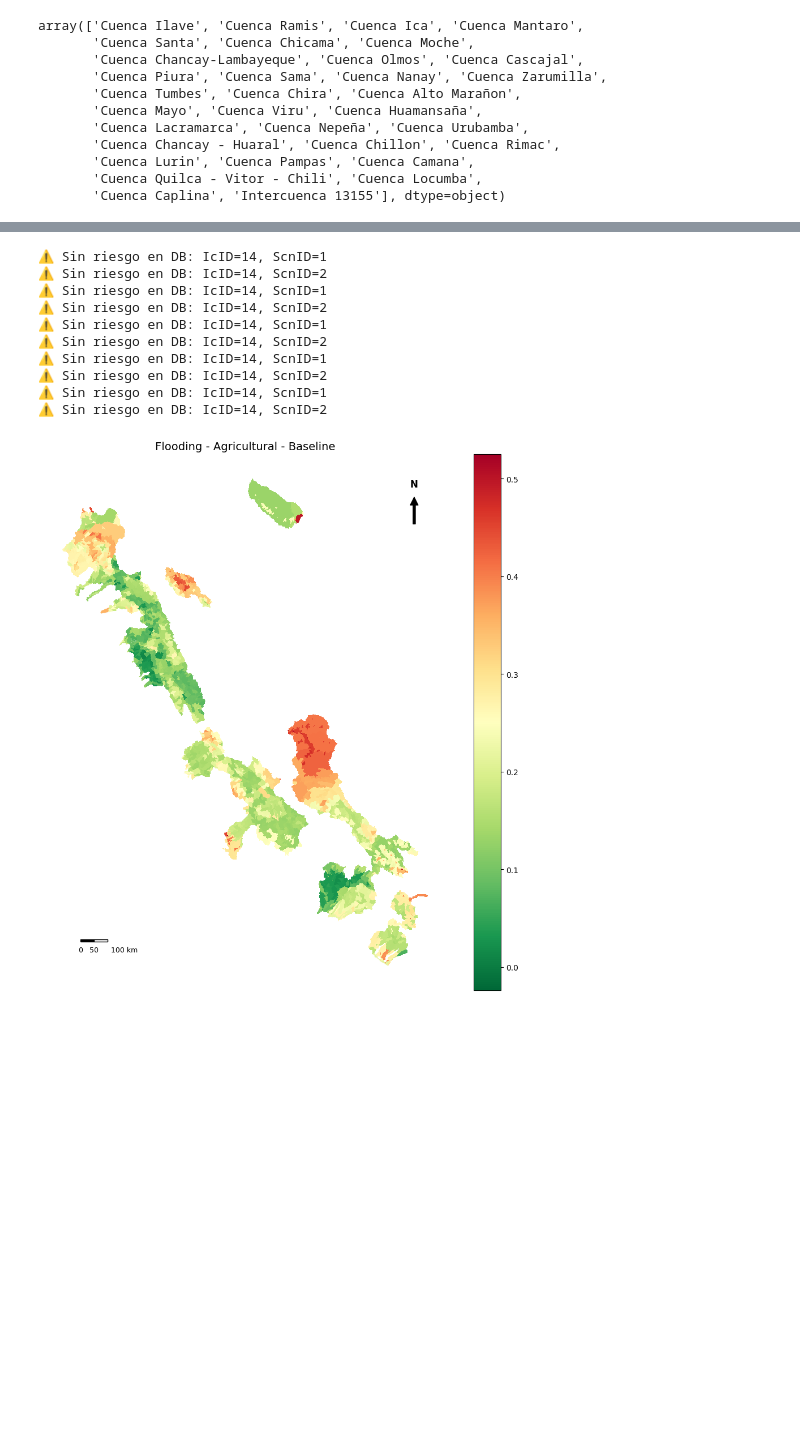
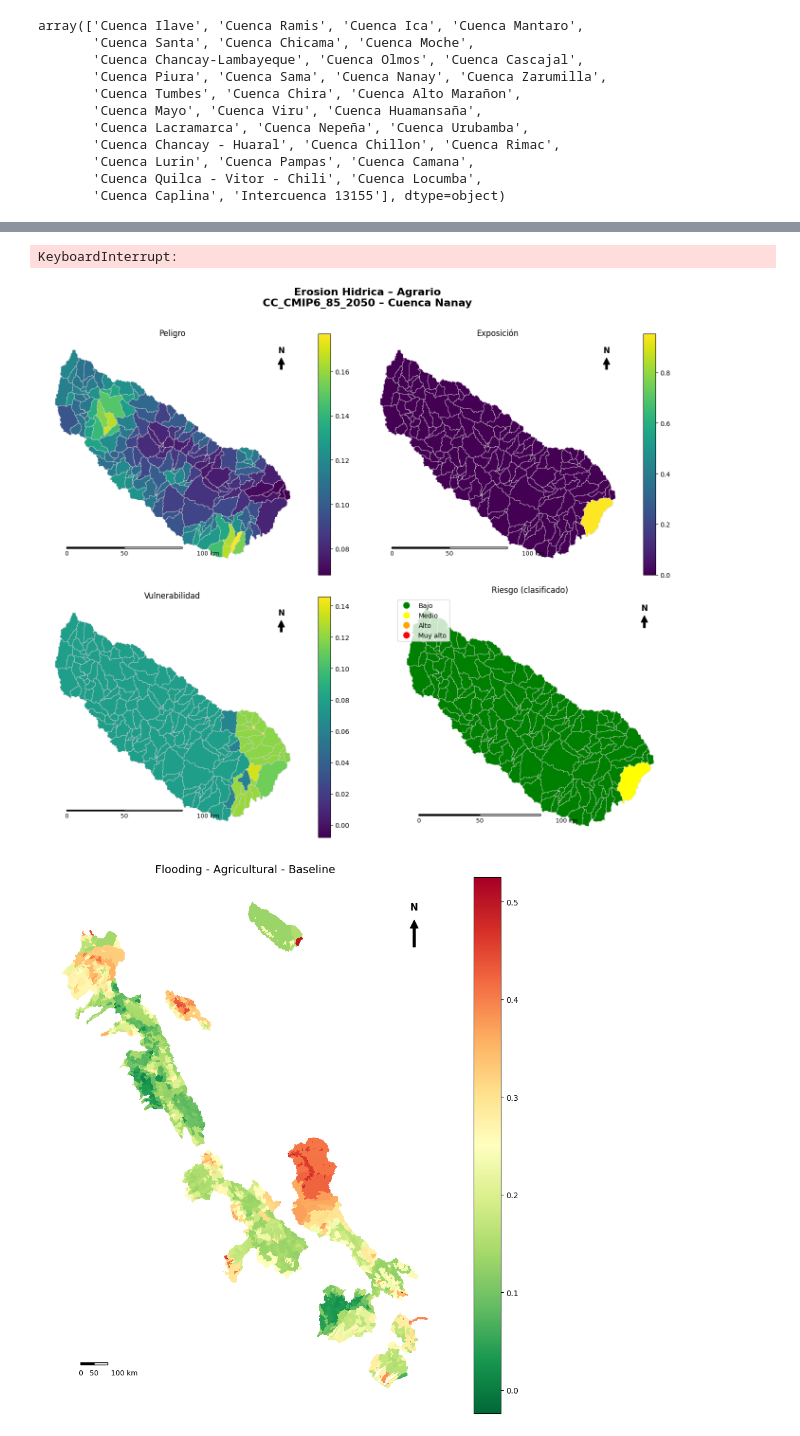
Before and after one commit to RTIInternational/iki-risk-assessment, a Jupyter notebook: CreateRiskMaps.ipynb, the cells around one changed output, grey strips where cells are left out. Cells and saved outputs as stored; diff of their text form; code cells hidden in the pictures; blank space fills up the shorter version.

Commit message:
changes to the code to create the final risk maps

```diff
--- a/CreateRiskMaps.ipynb
+++ b/CreateRiskMaps.ipynb
@@ -115,14 +125,14 @@ def classify_risk_fixed(series):
     )
 # %%
 # Function to query risk values for a given impact chain and scenario
-def get_risk_df(impact_chain_id, scenario_id):
-    query = f"""
-    SELECT COMID, Riesgo
+def get_results_df(impact_chain_id, wascn_id):
+    query = """
+    SELECT COMID, Peligro, Exposicion, Vulnerabilidad, Riesgo
     FROM ImpactChain_Results
-    WHERE IcID = {impact_chain_id} AND ScnID = {scenario_id}
+    WHERE IcID = ? AND WaScnID = ?
     """
-    df = pd.read_sql_query(query, conn)
-    df.set_index('COMID', inplace=True)
+    df = pd.read_sql_query(query, conn, params=(impact_chain_id, wascn_id))
+    df.set_index("COMID", inplace=True)
     return df
 # %%
 # # Function to plot and save risk map
@@ -277,80 +321,68 @@ for ic in impact_chains:
 
     name, sector = ic_metadata_es.get(ic, ("Unknown", "Unknown"))
 
-    for cuenca in cuencas_to_plot if not use_all_cuencas else subbasins_gdf['Cuenca'].unique():
+    for cuenca in cuencas_to_plot if not use_all_cuencas else subbasins_gdf["Cuenca"].unique():
 
         cuenca_clean = clean_name(cuenca)
 
         cuenca_output_path = os.path.join(output_path, f"{cuenca_clean}")
         os.makedirs(cuenca_output_path, exist_ok=True)
 
-        cuenca_gdf = subbasins_gdf[subbasins_gdf['Cuenca'] == cuenca]
+        cuenca_gdf = subbasins_gdf[subbasins_gdf["Cuenca"] == cuenca]
 
         if cuenca_gdf.empty:
             print(f"⚠️ Cuenca sin datos (geometría vacía): {cuenca}")
             continue
 
-        for scn_id, scn_label in scenario_names.items():
+        # Loop through WaScnID scenarios found in results
+        for wascn_id, wascn_label in scenario_names.items():
 
-            risk_df = get_risk_df(ic, scn_id)
+            results_df = get_results_df(ic, wascn_id)
 
-            if risk_df.empty:
-                print(f"⚠️ Sin riesgo en DB: IcID={ic}, ScnID={scn_id}")
+            if results_df.empty:
+                print(f"⚠️ Sin resultados en DB: IcID={ic}, WaScnID={wascn_id}")
                 continue
 
-            risk_gdf = cuenca_gdf.join(risk_df, how="left")
+            results_gdf = cuenca_gdf.join(results_df, how="left")
 
-            if risk_gdf.empty:
-                print(f"⚠️ Resultado vacío después del join: IcID={ic}, ScnID={scn_id}, Cuenca={cuenca}")
+            if results_gdf.empty:
+                print(f"⚠️ Resultado vacío después del join: IcID={ic}, WaScnID={wascn_id}, Cuenca={cuenca}")
                 continue
 
-            # classify risk
-            risk_gdf["RiskClass"] = classify_risk_fixed(risk_gdf["Riesgo"])
+            # classify ONLY the final risk map
+            results_gdf["RiskClass"] = classify_risk_fixed(results_gdf["Riesgo"])
 
-            # ✅ important: skip if everything is NaN
-            if risk_gdf["RiskClass"].isna().all():
-                print(f"⚠️ Sin valores válidos para plotear (todo NaN): IcID={ic}, ScnID={scn_id}, Cuenca={cuenca}")
-                continue
-
-            # Optional: also skip if there are no non-null rows
-            risk_gdf_valid = risk_gdf.dropna(subset=["RiskClass"])
-            if risk_gdf_valid.empty:
-                print(f"⚠️ Sin filas válidas después de dropna: IcID={ic}, ScnID={scn_id}, Cuenca={cuenca}")
+            # skip if everything is NaN for all numeric panels
+            cols_needed = ["Peligro", "Exposicion", "Vulnerabilidad", "Riesgo"]
+            if results_gdf[cols_needed].isna().all().all():
+                print(f"⚠️ All NaN: IcID={ic}, WaScnID={wascn_id}, Cuenca={cuenca}")
                 continue
 
             output_file = os.path.join(
                 cuenca_output_path,
-                f"RiesgoClasificado_Ic{ic}_Scn{scn_id}.png"
+                f"IC{ic}_WaScn{wascn_id}_ALL.png"
             )
 
             title = (
                 f"{name} – {sector}\n"
-                f"{scn_label} – {cuenca}"
+                f"{wascn_label} – {cuenca}"
             )
 
             try:
-                plot_risk_map_cuenca(
-                    gdf=risk_gdf,  # keep full gdf so "No data" still shows
-                    column="RiskClass",
+                plot_ic_4panel_map(
+                    gdf=results_gdf,
                     title=title,
                     output_file=output_file,
-                    cmap=ListedColormap(risk_colors)
+                    risk_cmap=ListedColormap(risk_colors),
+                    continuous_cmap="viridis"
                 )
             except Exception as e:
-                print(f"❌ Error al plotear: IcID={ic}, ScnID={scn_id}, Cuenca={cuenca}")
+                print(f"❌ Plotting error: IcID={ic}, WaScnID={wascn_id}, Cuenca={cuenca}")
                 print(f"   -> {type(e).__name__}: {e}")
                 continue
 # %% [output]
-⚠️ Sin riesgo en DB: IcID=14, ScnID=1
-⚠️ Sin riesgo en DB: IcID=14, ScnID=2
-⚠️ Sin riesgo en DB: IcID=14, ScnID=1
-⚠️ Sin riesgo en DB: IcID=14, ScnID=2
-⚠️ Sin riesgo en DB: IcID=14, ScnID=1
-⚠️ Sin riesgo en DB: IcID=14, ScnID=2
-⚠️ Sin riesgo en DB: IcID=14, ScnID=1
-⚠️ Sin riesgo en DB: IcID=14, ScnID=2
-⚠️ Sin riesgo en DB: IcID=14, ScnID=1
-⚠️ Sin riesgo en DB: IcID=14, ScnID=2
+KeyboardInterrupt:
+[figure, added]
 # %%
 ## FOR TESTING
 impact_chains = [9, 10, 11]
```
Also changed, not shown: parts of 7 cells of this notebook.
